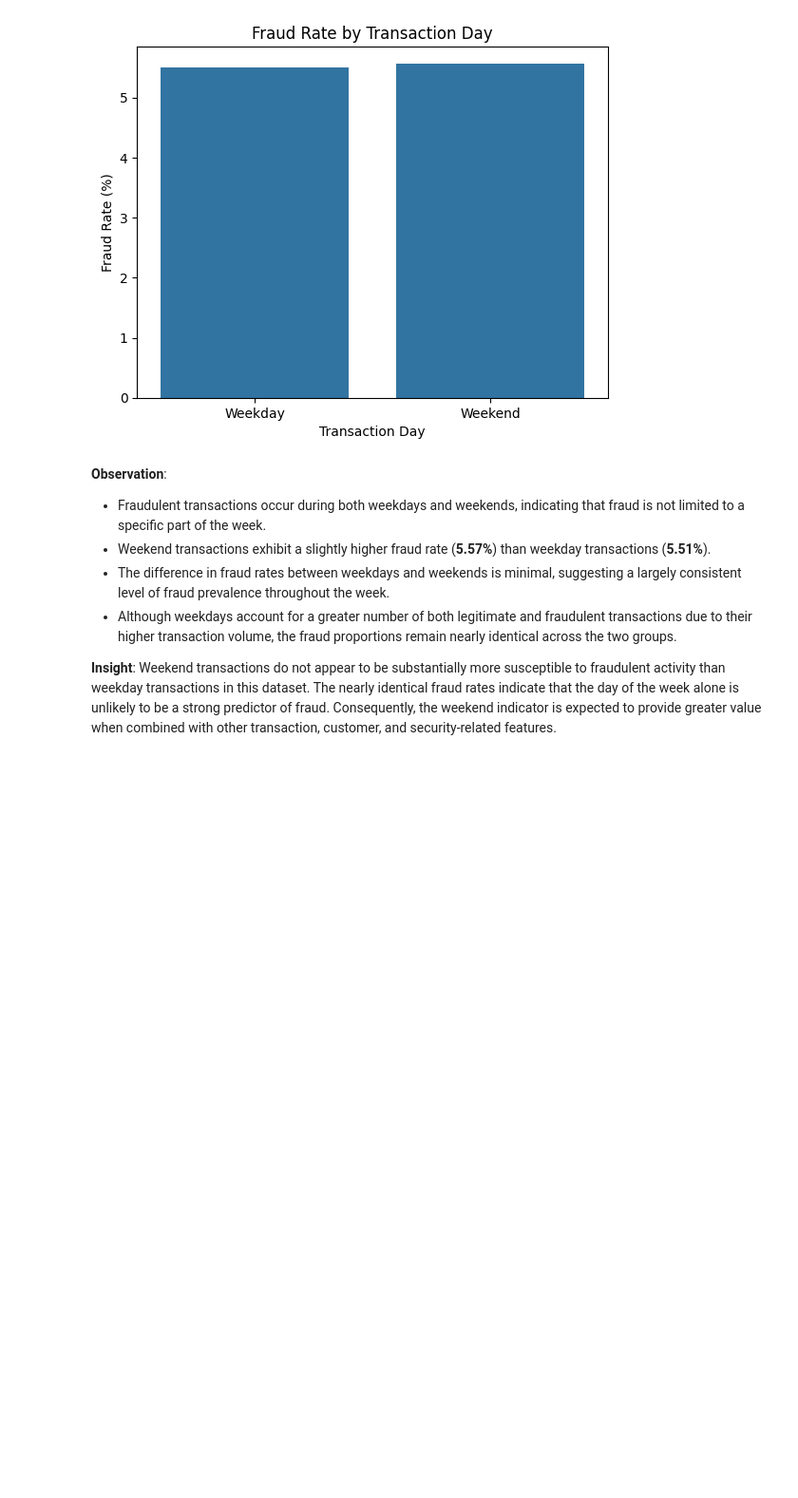
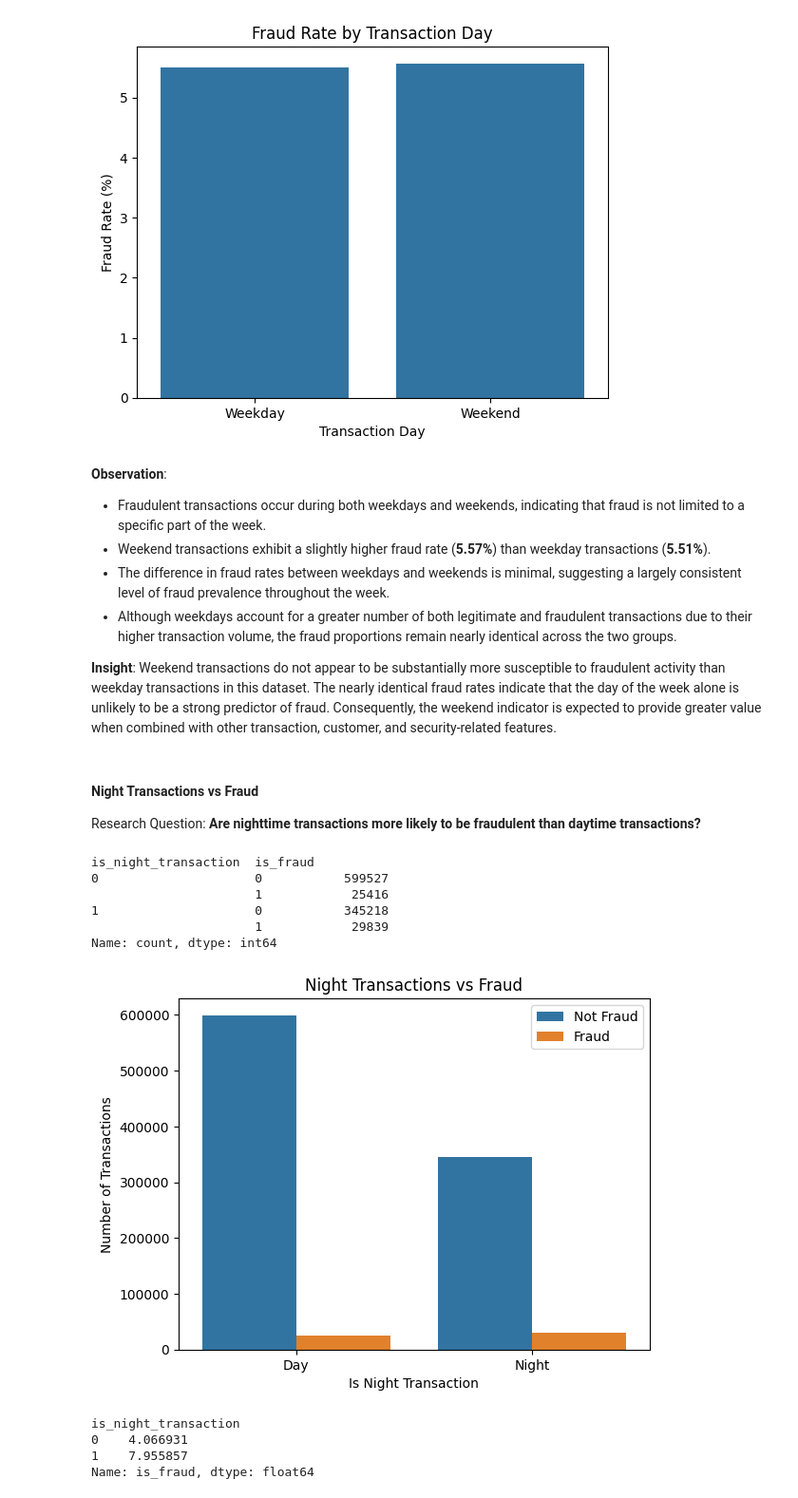
Before and after one commit to abhi-saurav-saroya/bank-fraud-eda, a Jupyter notebook: notebooks/02_exploratory_data_analysis.ipynb, the cells around one changed output. Shown at 95% size. Drawn from its saved outputs; the diff is of its cells as text; code cells hidden in the pictures; blank space fills up the shorter version.

Commit message:
feat(eda/bivariate-analysis): add Night Transactions vs Fraud analysis under Binary Features by Fraud Status

```diff
--- a/notebooks/02_exploratory_data_analysis.ipynb
+++ b/notebooks/02_exploratory_data_analysis.ipynb
@@ -2228,3 +2228,44 @@ plt.show()
 - Although weekdays account for a greater number of both legitimate and fraudulent transactions due to their higher transaction volume, the fraud proportions remain nearly identical across the two groups.
 
 **Insight**: Weekend transactions do not appear to be substantially more susceptible to fraudulent activity than weekday transactions in this dataset. The nearly identical fraud rates indicate that the day of the week alone is unlikely to be a strong predictor of fraud. Consequently, the weekend indicator is expected to provide greater value when combined with other transaction, customer, and security-related features.
+# %% [markdown]
+#### Night Transactions vs Fraud
+
+Research Question: **Are nighttime transactions more likely to be fraudulent than daytime transactions?**
+# %%
+df.groupby("is_night_transaction")["is_fraud"].value_counts()
+# %% [output]
+is_night_transaction  is_fraud
+0                     0           599527
+                      1            25416
+1                     0           345218
+                      1            29839
+Name: count, dtype: int64
+# %%
+sns.countplot(
+    data=df,
+    x="is_night_transaction",
+    hue="is_fraud"
+)
+
+plt.title("Night Transactions vs Fraud")
+plt.xlabel("Is Night Transaction")
+plt.ylabel("Number of Transactions")
+
+plt.xticks([0, 1], ["Day", "Night"])
+plt.legend(["Not Fraud", "Fraud"])
+
+plt.show()
+# %% [output]
+[figure, added]
+# %%
+(
+    df.groupby("is_night_transaction")["is_fraud"]
+      .mean()
+      .mul(100)
+)
+# %% [output]
+is_night_transaction
+0    4.066931
+1    7.955857
+Name: is_fraud, dtype: float64
```
Also changed, not shown: parts of 2 cells of this notebook.
